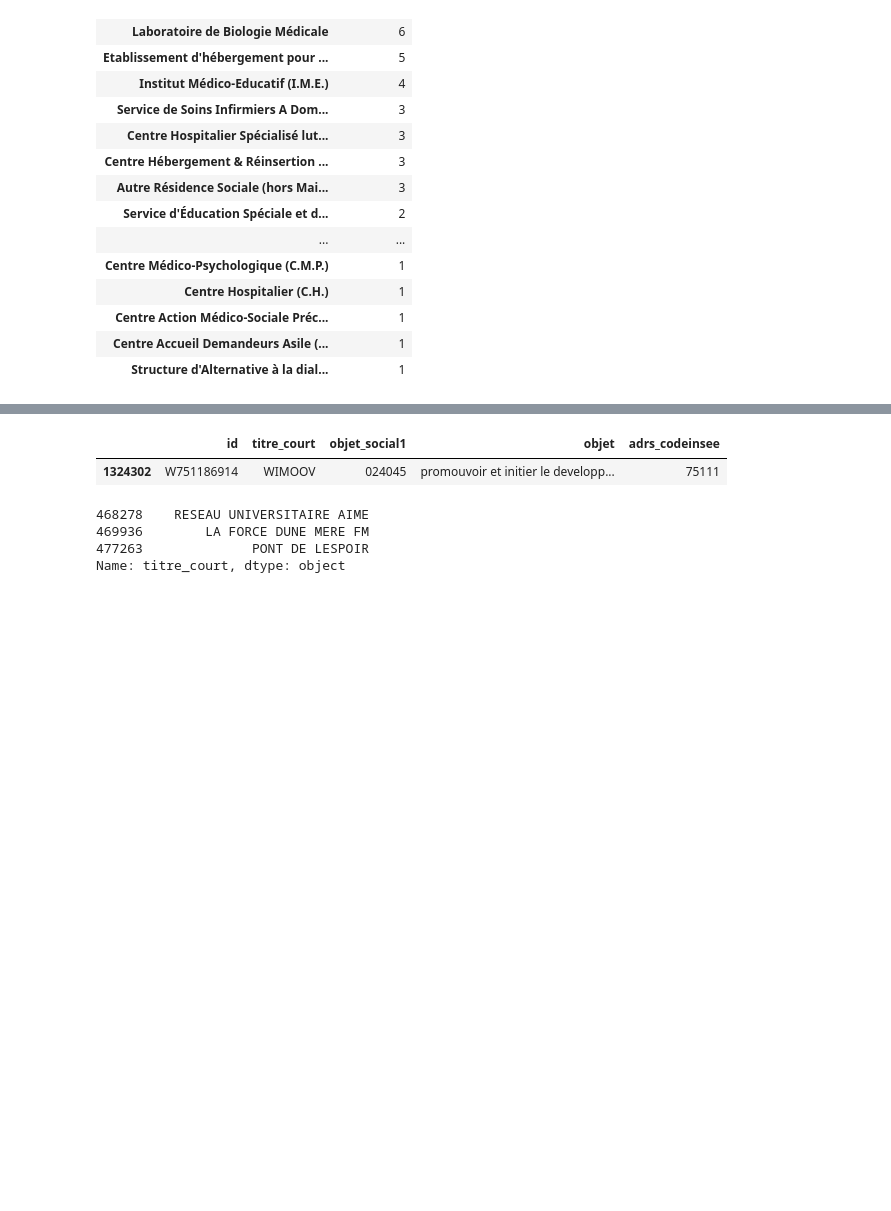
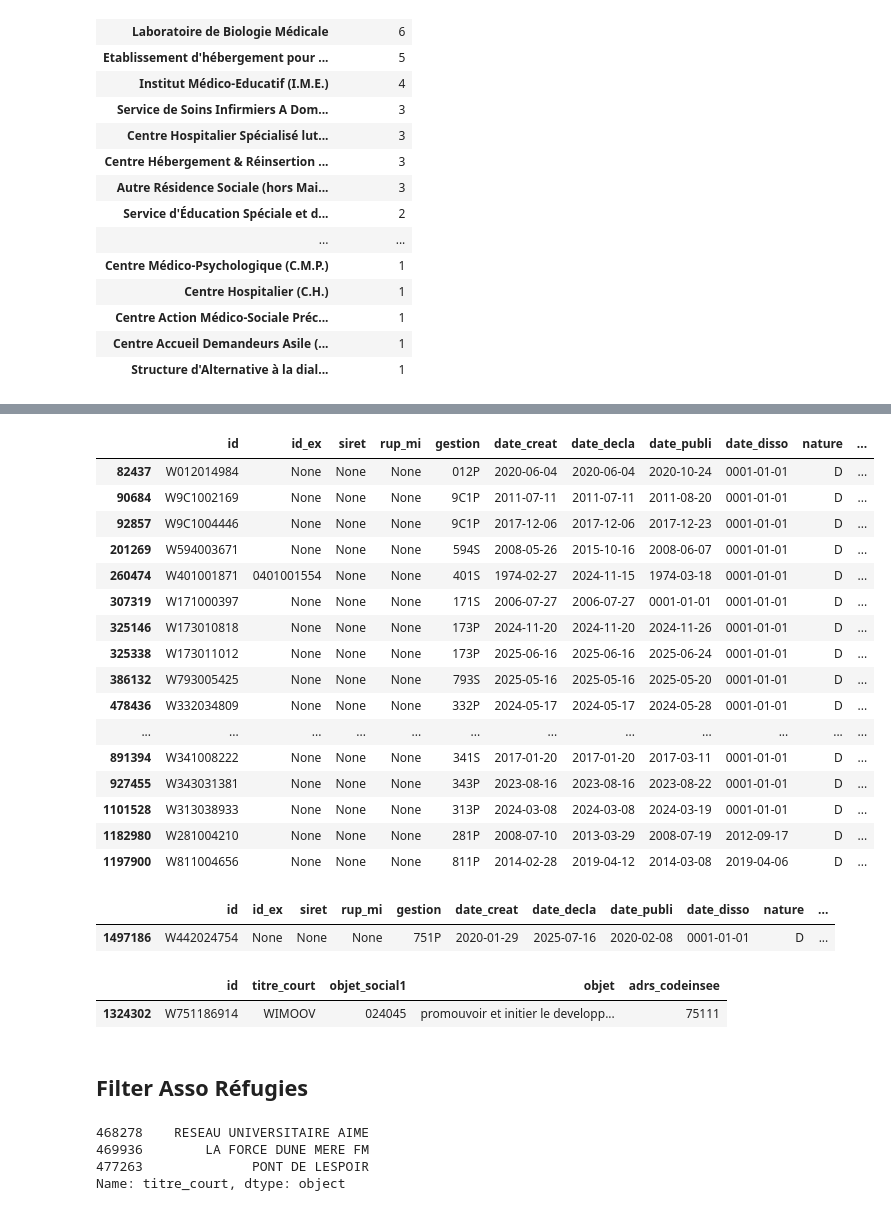
Before and after one commit to jbesan/13_odis_stream2, a Jupyter notebook: notebooks/odis_check_data.ipynb, the cells around one changed output, grey strips where cells are left out. Drawn from its saved outputs; the diff is of its cells as text; code cells hidden in the pictures; blank space fills up the shorter version.

```diff
--- a/notebooks/odis_check_data.ipynb
+++ b/notebooks/odis_check_data.ipynb
@@ -141,0 +183,2 @@ memory usage: 659.1+ MB
+# %%
+asso_full = pd.read_parquet("../pipeline/cache/raw/associations.parquet")
@@ -142 +253,31 @@ memory usage: 659.1+ MB
+# %%
+waldec_prefixes = ["003", "018", "019", "020"] #, "032"]
+asso_full[
+    (asso_full['objet_social1'] == '032000')
+    & (asso_full['objet_social2'].str[:3].isin(waldec_prefixes))
+    # & (asso_full['adrs_codeinsee'] == '33063')
+    ].head(20)
+# %% [output]
+|  | id | id_ex | siret | rup_mi | gestion | date_creat | date_decla | date_publi | date_disso | nature | ... |
+| 82437 | W012014984 | None | None | None | 012P | 2020-06-04 | 2020-06-04 | 2020-10-24 | 0001-01-01 | D | ... |
+| 90684 | W9C1002169 | None | None | None | 9C1P | 2011-07-11 | 2011-07-11 | 2011-08-20 | 0001-01-01 | D | ... |
+| 92857 | W9C1004446 | None | None | None | 9C1P | 2017-12-06 | 2017-12-06 | 2017-12-23 | 0001-01-01 | D | ... |
+| 201269 | W594003671 | None | None | None | 594S | 2008-05-26 | 2015-10-16 | 2008-06-07 | 0001-01-01 | D | ... |
+| 260474 | W401001871 | 0401001554 | None | None | 401S | 1974-02-27 | 2024-11-15 | 1974-03-18 | 0001-01-01 | D | ... |
+| 307319 | W171000397 | None | None | None | 171S | 2006-07-27 | 2006-07-27 | 0001-01-01 | 0001-01-01 | D | ... |
+| 325146 | W173010818 | None | None | None | 173P | 2024-11-20 | 2024-11-20 | 2024-11-26 | 0001-01-01 | D | ... |
+| 325338 | W173011012 | None | None | None | 173P | 2025-06-16 | 2025-06-16 | 2025-06-24 | 0001-01-01 | D | ... |
+| 386132 | W793005425 | None | None | None | 793S | 2025-05-16 | 2025-05-16 | 2025-05-20 | 0001-01-01 | D | ... |
+| 478436 | W332034809 | None | None | None | 332P | 2024-05-17 | 2024-05-17 | 2024-05-28 | 0001-01-01 | D | ... |
+| ... | ... | ... | ... | ... | ... | ... | ... | ... | ... | ... | ... |
+| 891394 | W341008222 | None | None | None | 341S | 2017-01-20 | 2017-01-20 | 2017-03-11 | 0001-01-01 | D | ... |
+| 927455 | W343031381 | None | None | None | 343P | 2023-08-16 | 2023-08-16 | 2023-08-22 | 0001-01-01 | D | ... |
+| 1101528 | W313038933 | None | None | None | 313P | 2024-03-08 | 2024-03-08 | 2024-03-19 | 0001-01-01 | D | ... |
+| 1182980 | W281004210 | None | None | None | 281P | 2008-07-10 | 2013-03-29 | 2008-07-19 | 2012-09-17 | D | ... |
+| 1197900 | W811004656 | None | None | None | 811P | 2014-02-28 | 2019-04-12 | 2014-03-08 | 2019-04-06 | D | ... |
+# %%
+asso_full[asso_full['id'] == 'W442024754']
+# %% [output]
+|  | id | id_ex | siret | rup_mi | gestion | date_creat | date_decla | date_publi | date_disso | nature | ... |
+| 1497186 | W442024754 | None | None | None | 751P | 2020-01-29 | 2025-07-16 | 2020-02-08 | 0001-01-01 | D | ... |
 # %%
@@ -144,6 +285,8 @@ asso[asso['titre_court'].str.contains('wimoov', case=False, na=False)].assign(ob
 # %% [output]
 |  | id | titre_court | objet_social1 | objet | adrs_codeinsee |
 | 1324302 | W751186914 | WIMOOV | 024045 | promouvoir et initier le developp... | 75111 |
+# %% [markdown]
+## Filter Asso Réfugies
 # %%
 asso[(asso.objet_social1=='019025') & (asso.adrs_codeinsee=='33063')].titre_court.head(25)
 # %% [output]
```
Also changed, not shown: parts of 30 cells of this notebook, 1 other file.
